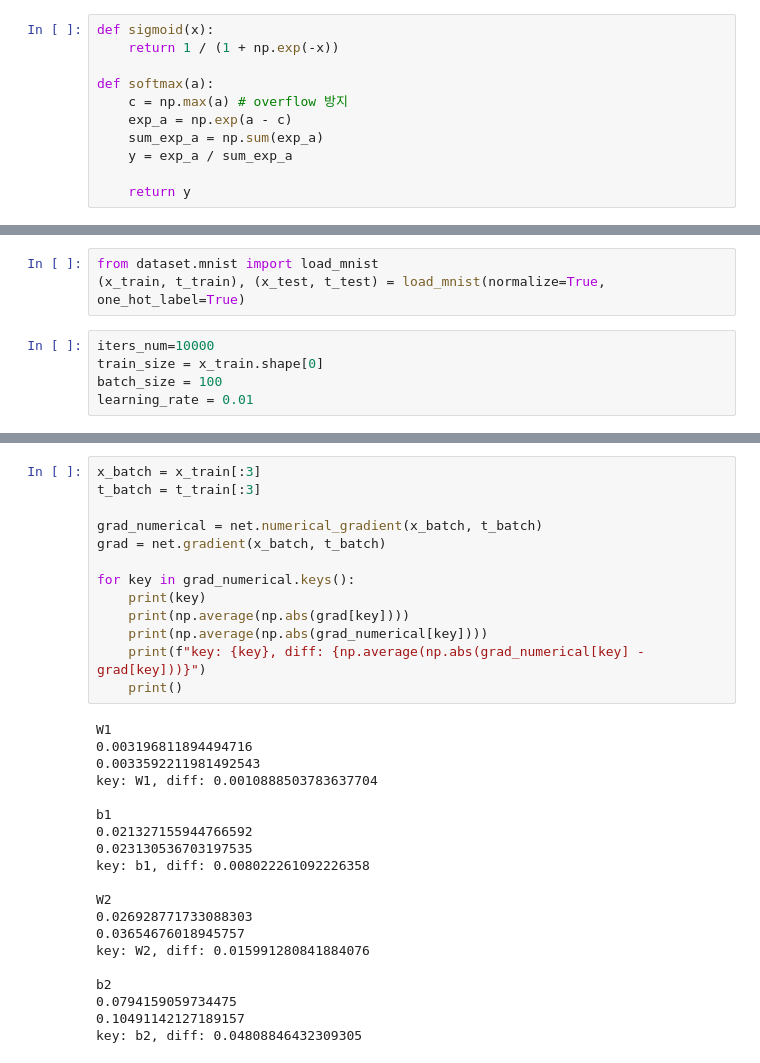
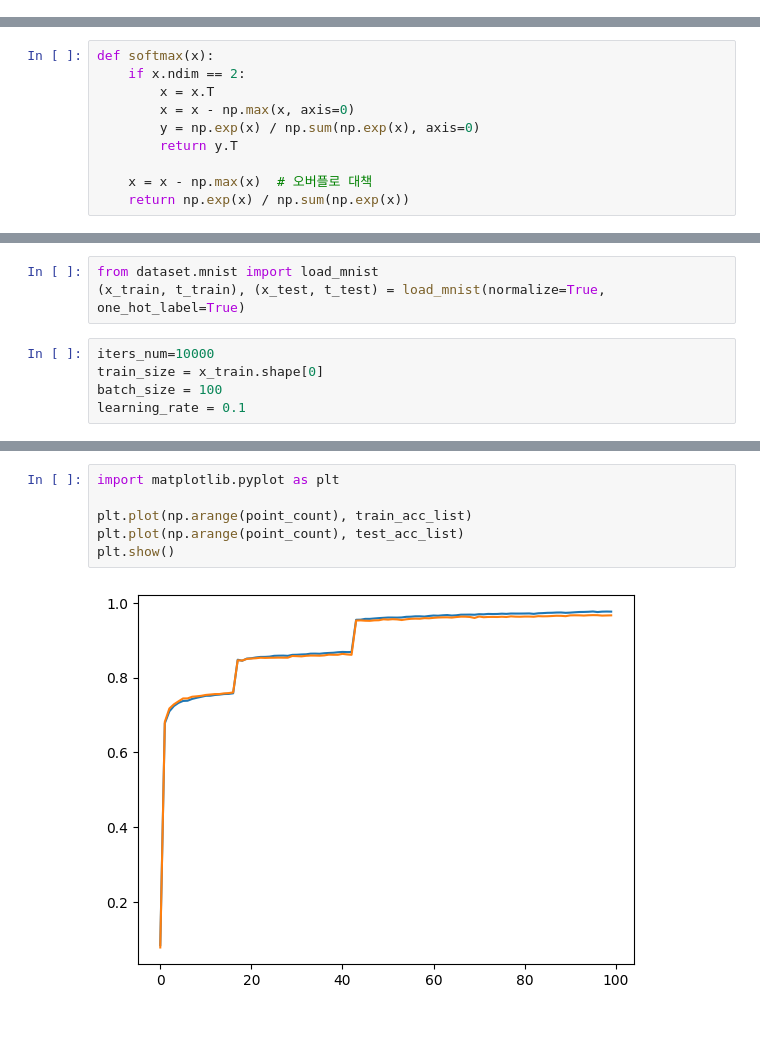
Before and after one commit to sumin123/ML-playground, a Jupyter notebook: deep_learning_from_scratch/Ch5. back-propagation.ipynb, the cells around one changed output, grey strips where cells are left out. Cells and saved outputs as stored; diff of their text form; blank space fills up the shorter version.

Commit message:
ch5 softmax 오류 수정

```diff
--- a/deep_learning_from_scratch/Ch5. back-propagation.ipynb
+++ b/deep_learning_from_scratch/Ch5. back-propagation.ipynb
@@ -57,14 +57,3 @@ def numerical_gradient_batch_v2(f, X):
         grad[:, col] = (f2 - f1) / (2 * h)
 
     return grad
-# %%
-def sigmoid(x):
-    return 1 / (1 + np.exp(-x))
-
-def softmax(a):
-    c = np.max(a) # overflow 방지
-    exp_a = np.exp(a - c)
-    sum_exp_a = np.sum(exp_a)
-    y = exp_a / sum_exp_a
-
-    return y
@@ -72,0 +60,10 @@ def softmax(a):
+# %%
+def softmax(x):
+    if x.ndim == 2:
+        x = x.T
+        x = x - np.max(x, axis=0)
+        y = np.exp(x) / np.sum(np.exp(x), axis=0)
+        return y.T
+
+    x = x - np.max(x)  # 오버플로 대책
+    return np.exp(x) / np.sum(np.exp(x))
@@ -201,4 +204,4 @@ from dataset.mnist import load_mnist
 iters_num=10000
 train_size = x_train.shape[0]
 batch_size = 100
-learning_rate = 0.01
+learning_rate = 0.1
@@ -248,33 +262,8 @@ KeyboardInterrupt:
-# %%
-x_batch = x_train[:3]
-t_batch = t_train[:3]
-
-grad_numerical = net.numerical_gradient(x_batch, t_batch)
-grad = net.gradient(x_batch, t_batch)
-
-for key in grad_numerical.keys():
-    print(key)
-    print(np.average(np.abs(grad[key])))
-    print(np.average(np.abs(grad_numerical[key])))
-    print(f"key: {key}, diff: {np.average(np.abs(grad_numerical[key] - grad[key]))}")
-    print()
-# %% [output]
-W1
-0.003196811894494716
-0.0033592211981492543
-key: W1, diff: 0.0010888503783637704
-
-b1
-0.021327155944766592
-0.023130536703197535
-key: b1, diff: 0.008022261092226358
-
-W2
-0.026928771733088303
-0.03654676018945757
-key: W2, diff: 0.015991280841884076
-
-b2
-0.0794159059734475
-0.10491142127189157
-key: b2, diff: 0.04808846432309305
+# %%
+import matplotlib.pyplot as plt
+
+plt.plot(np.arange(point_count), train_acc_list)
+plt.plot(np.arange(point_count), test_acc_list)
+plt.show()
+# %% [output]
+[figure, added]
```
Also changed, not shown: parts of 8 cells of this notebook.
